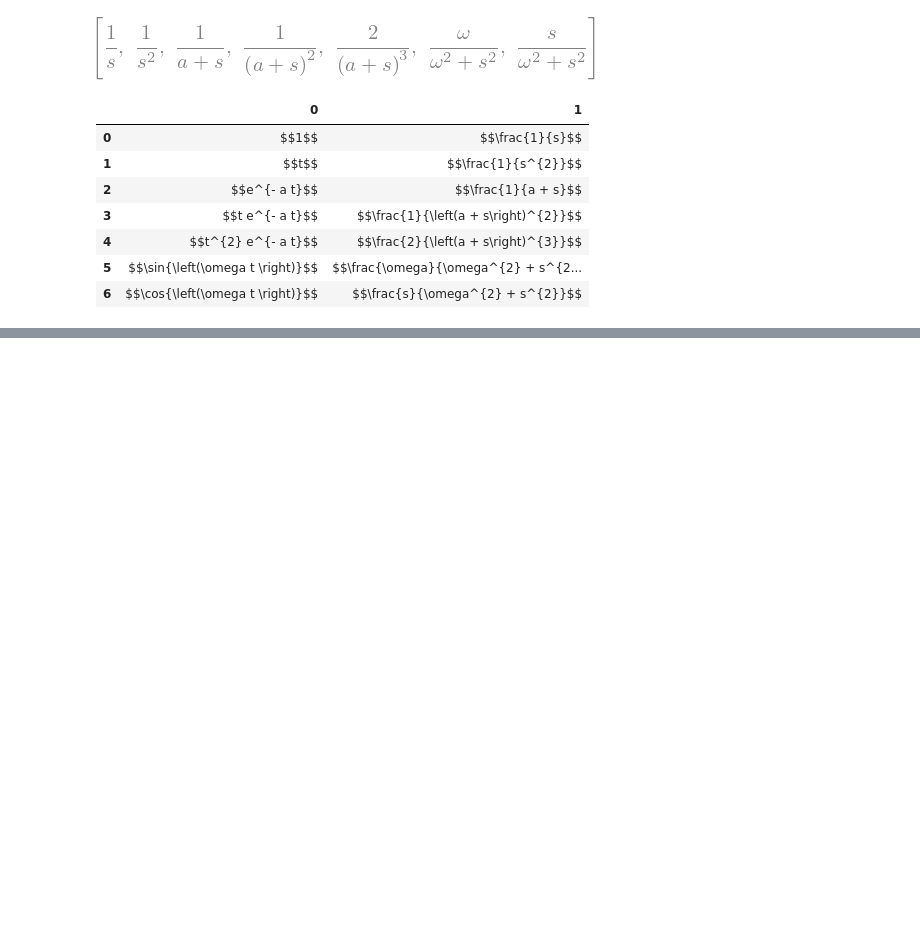
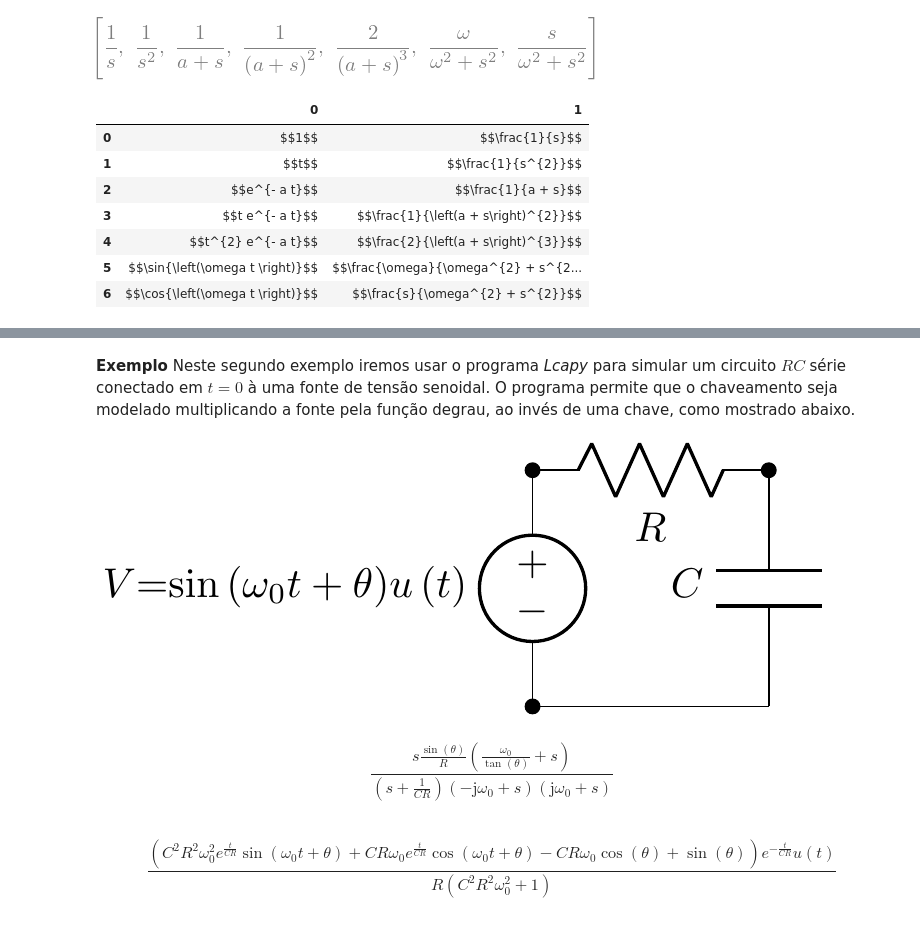
Before and after one commit to Mvanti/SistemasLineares, a Jupyter notebook: Sistemas Lineares-SCDLap_TransformadaLaplace.ipynb, the cells around one changed output, grey strips where cells are left out. Cells and saved outputs as stored; diff of their text form; code cells hidden in the pictures; blank space fills up the shorter version.

```diff
--- a/Sistemas Lineares-SCDLap_TransformadaLaplace.ipynb
+++ b/Sistemas Lineares-SCDLap_TransformadaLaplace.ipynb
@@ -269,0 +356,24 @@ $$y(t)=\left(\frac{13}{2}e^{-2t}-3e^{-3t}-\frac{3}{2}e^{-4t}\right)u(t).$$
+# %% [markdown]
+**Exemplo** Neste segundo exemplo iremos usar o programa *Lcapy* para simular um circuito $RC$ série conectado em $t=0$ à uma fonte de tensão senoidal. O programa permite que o chaveamento seja modelado multiplicando a fonte pela função degrau, ao invés de uma chave,  como mostrado abaixo.
+# %%
+import lcapy as lc
+s=lc.s
+t=lc.t
+cct=lc.Circuit("""
+V 1 0 {sin(omega_0*t+theta)*u(t)};down
+R 1 2 R;right
+C 2 0_2 C;down
+W 0 0_2;right
+; label_nodes=False""")
+# %%
+cct.draw()
+# %% [output]
+[figure, added]
+# %%
+cct.R.i(s).simplify().ZPK()
+# %% [output]
+$$\frac{s \frac{\sin{\left(\theta \right)}}{R} \left(\frac{\omega_{0}}{\tan{\left(\theta \right)}} + s\right)}{\left(s + \frac{1}{C R}\right) \left(- \mathrm{j} \omega_{0} + s\right) \left(\mathrm{j} \omega_{0} + s\right)}$$
+# %%
+cct.R.i.simplify()
+# %% [output]
+$$\frac{\left(C^{2} R^{2} \omega_{0}^{2} e^{\frac{t}{C R}} \sin{\left(\omega_{0} t + \theta \right)} + C R \omega_{0} e^{\frac{t}{C R}} \cos{\left(\omega_{0} t + \theta \right)} - C R \omega_{0} \cos{\left(\theta \right)} + \sin{\left(\theta \right)}\right) e^{- \frac{t}{C R}} u\left(t\right)}{R \left(C^{2} R^{2} \omega_{0}^{2} + 1\right)}$$
```
Also changed, not shown: parts of 28 cells of this notebook.
